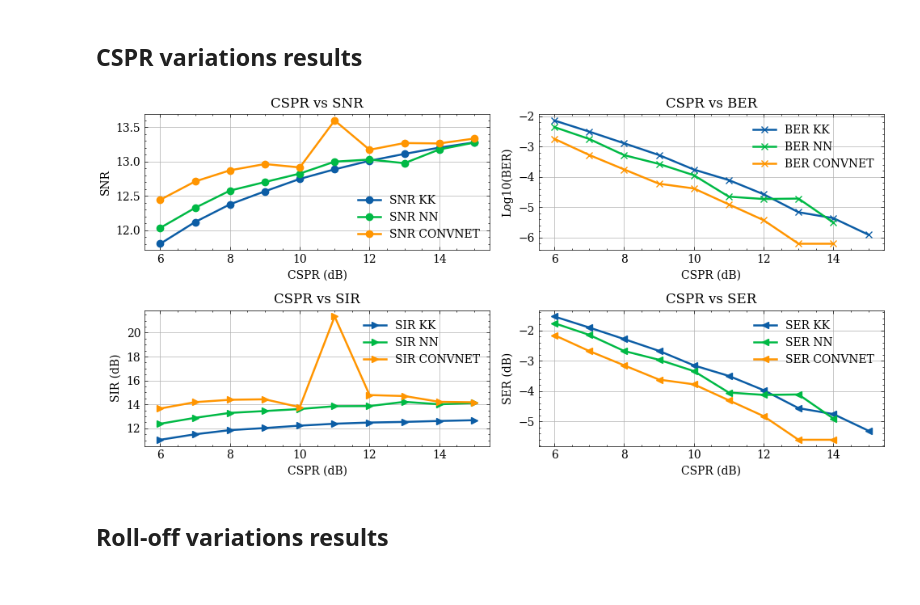
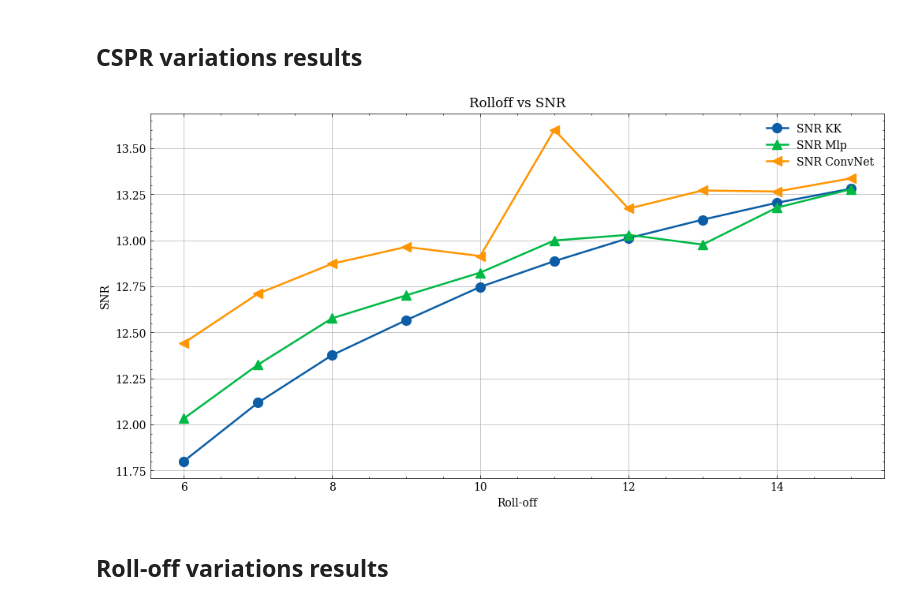
Before and after one commit to silasabs/PIVIC-PIBIC-Comunicacoes-Opticas, a Jupyter notebook: jupyter notebooks/Pibic_Results_PhaseRetrieval.ipynb, the cells around one changed output. Cells and saved outputs as stored; diff of their text form; code cells hidden in the pictures.

```diff
--- a/jupyter notebooks/Pibic_Results_PhaseRetrieval.ipynb
+++ b/jupyter notebooks/Pibic_Results_PhaseRetrieval.ipynb
@@ -112,46 +112,59 @@ FO_SNR_0 = np.mean([FO_SNR_0, FO_SNR_1, FO_SNR_2, FO_SNR_3, FO_SNR_4], axis=0)
 # %%
 loPower = np.arange(6,16,1)
 savePlots = True
 
 labels = ['KK', 'NN', 'CONVNET']
-fig, ax = plt.subplots(2, 2, figsize=(10,5))
+#fig, ax = plt.subplots(2, 2, figsize=(10,5))
 
-for index in range(0, len(labels)):
-    # Plot SNR
-    ax[0,0].plot(loPower, 10*np.log10(CSPR_SNR[index,:]),'-o', label='SNR '+labels[index])
-    ax[0,0].set_xlabel('CSPR (dB)')
-    ax[0,0].set_ylabel('SNR')
-    ax[0,0].title.set_text('CSPR vs SNR')
-    ax[0,0].legend()
-    ax[0,0].grid()
-    # Plot BER
-    ax[0,1].plot(loPower, np.log10(CSPR_BER[index,:]),'-x', label='BER '+labels[index])
-    ax[0,1].set_xlabel('CSPR (dB)')
-    ax[0,1].set_ylabel('Log10(BER)')
-    ax[0,1].title.set_text('CSPR vs BER')
-    ax[0,1].legend()
-    ax[0,1].grid()
-    # Plot SIR
-    ax[1,0].plot(loPower, 10*np.log10(CSPR_SIR[index,:]),'->', label='SIR '+labels[index])
-    ax[1,0].set_xlabel('CSPR (dB)')
-    ax[1,0].set_ylabel('SIR (dB)')
-    ax[1,0].title.set_text('CSPR vs SIR')
-    ax[1,0].legend()
-    ax[1,0].grid()
-    # Plot SER
-    ax[1,1].plot(loPower, np.log10(CSPR_SER[index,:]),'-<', label='SER '+labels[index])
-    ax[1,1].set_xlabel('CSPR (dB)')
-    ax[1,1].set_ylabel('SER (dB)')
-    ax[1,1].title.set_text('CSPR vs SER')
-    ax[1,1].legend()
-    ax[1,1].grid()
+# for index in range(0, len(labels)):
+#     # Plot SNR
+#     ax[0,0].plot(loPower, 10*np.log10(CSPR_SNR[index,:]),'-o', label='SNR '+labels[index])
+#     ax[0,0].set_xlabel('CSPR (dB)')
+#     ax[0,0].set_ylabel('SNR')
+#     ax[0,0].title.set_text('CSPR vs SNR')
+#     ax[0,0].legend()
+#     ax[0,0].grid()
+#     # Plot BER
+#     ax[0,1].plot(loPower, np.log10(CSPR_BER[index,:]),'-x', label='BER '+labels[index])
+#     ax[0,1].set_xlabel('CSPR (dB)')
+#     ax[0,1].set_ylabel('Log10(BER)')
+#     ax[0,1].title.set_text('CSPR vs BER')
+#     ax[0,1].legend()
+#     ax[0,1].grid()
+#     # Plot SIR
+#     ax[1,0].plot(loPower, 10*np.log10(CSPR_SIR[index,:]),'->', label='SIR '+labels[index])
+#     ax[1,0].set_xlabel('CSPR (dB)')
+#     ax[1,0].set_ylabel('SIR (dB)')
+#     ax[1,0].title.set_text('CSPR vs SIR')
+#     ax[1,0].legend()
+#     ax[1,0].grid()
+#     # Plot SER
+#     ax[1,1].plot(loPower, np.log10(CSPR_SER[index,:]),'-<', label='SER '+labels[index])
+#     ax[1,1].set_xlabel('CSPR (dB)')
+#     ax[1,1].set_ylabel('SER (dB)')
+#     ax[1,1].title.set_text('CSPR vs SER')
+#     ax[1,1].legend()
+#     ax[1,1].grid()
 
-    plt.tight_layout()
+#     plt.tight_layout()
+
+CSPR_SNR0 = loadArray(r'C:\Users\Silas\Documents\PIVIC-Comunicacoes-Opticas\resultados\Data\Pibic\CSPR_SNR_SpS_4_128_Sample.npy')
+plt.figure(num=None, figsize=(12, 6))
+
+#graphic01 = plt.subplot(2, 2, 1)
+plt.plot(loPower, 10*np.log10(CSPR_SNR[0,:]), marker='o', markersize=8.5, label='SNR KK')
+plt.plot(loPower, 10*np.log10(CSPR_SNR[1,:]), marker='^', markersize=8.5, label='SNR Mlp')
+plt.plot(loPower, 10*np.log10(CSPR_SNR[2,:]), marker='<', markersize=8.5, label='SNR ConvNet')
+plt.xlabel('Roll-off')
+plt.ylabel('SNR')
+plt.title('Rolloff vs SNR')
+plt.legend()
+plt.grid()
 
 if savePlots:
     plt.savefig(figurePath+'\CSPR_Results.png', dpi=600)
 # %% [output]
-[figure, old version]
+[figure, new version]
 # %% [markdown]
 ## Roll-off variations results
 # %%
```
Also changed, not shown: parts of 2 cells of this notebook.
